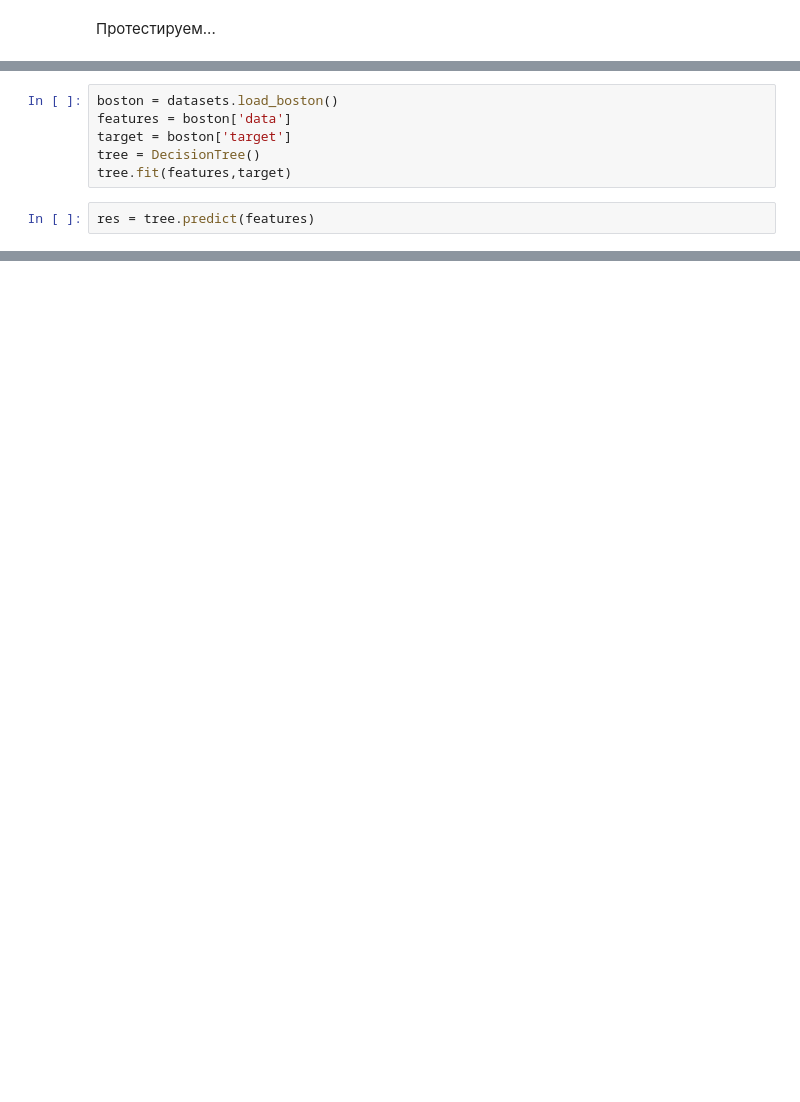
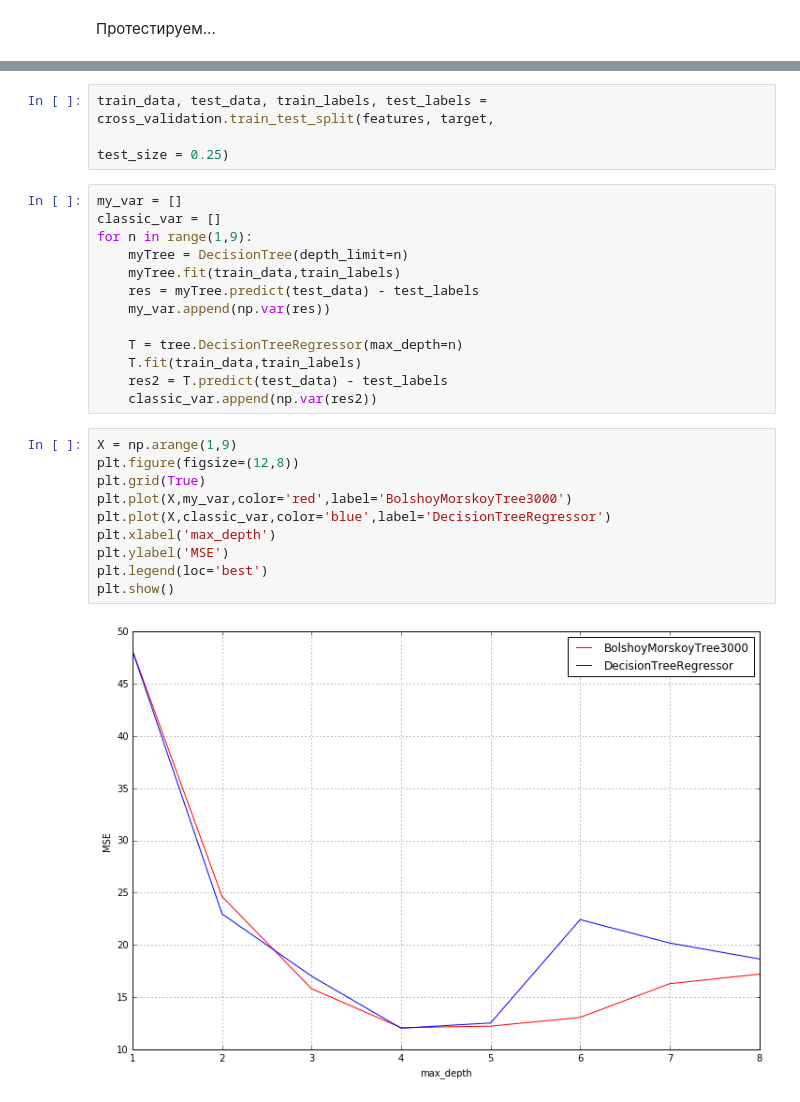
Before and after one commit to ale3otik/ML_MIPT_2017, a Jupyter notebook: home_work/hw_2/task3_DecisionTree.ipynb, the cells around one changed output, grey strips where cells are left out. Drawn from its saved outputs; the diff is of its cells as text; blank space fills up the shorter version.

```diff
--- a/home_work/hw_2/task3_DecisionTree.ipynb
+++ b/home_work/hw_2/task3_DecisionTree.ipynb
@@ -148,8 +140,0 @@ from sklearn import datasets
-# %%
-boston = datasets.load_boston()
-features = boston['data']
-target = boston['target']
-tree = DecisionTree()
-tree.fit(features,target)
-# %%
-res = tree.predict(features)
@@ -175,0 +149,28 @@ print(res - target)
+# %%
+train_data, test_data, train_labels, test_labels = cross_validation.train_test_split(features, target,
+                                                                                     test_size = 0.25)
+# %%
+my_var = []
+classic_var = []
+for n in range(1,9):
+    myTree = DecisionTree(depth_limit=n)
+    myTree.fit(train_data,train_labels)
+    res = myTree.predict(test_data) - test_labels
+    my_var.append(np.var(res))
+
+    T = tree.DecisionTreeRegressor(max_depth=n)
+    T.fit(train_data,train_labels)
+    res2 = T.predict(test_data) - test_labels
+    classic_var.append(np.var(res2))
+# %%
+X = np.arange(1,9)
+plt.figure(figsize=(12,8))
+plt.grid(True)
+plt.plot(X,my_var,color='red',label='BolshoyMorskoyTree3000')
+plt.plot(X,classic_var,color='blue',label='DecisionTreeRegressor')
+plt.xlabel('max_depth')
+plt.ylabel('MSE')
+plt.legend(loc='best')
+plt.show()
+# %% [output]
+[figure, added]
```
Also changed, not shown: parts of 4 cells of this notebook.
